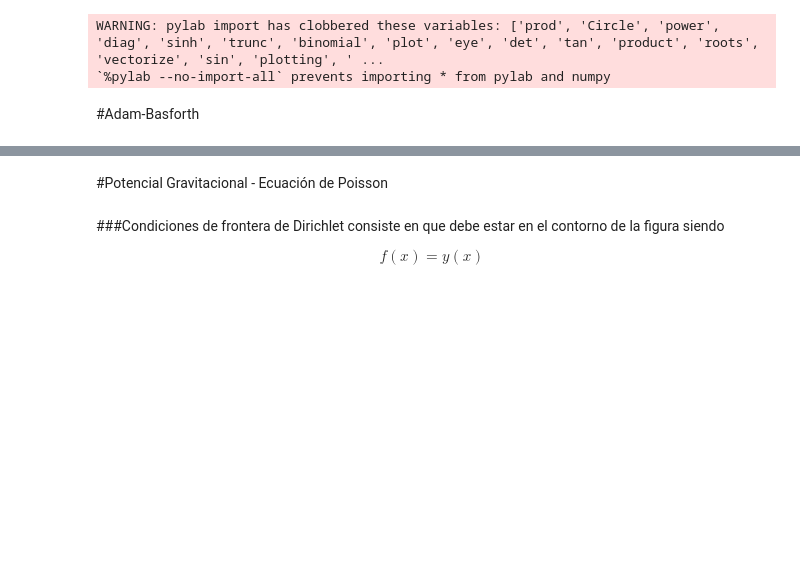
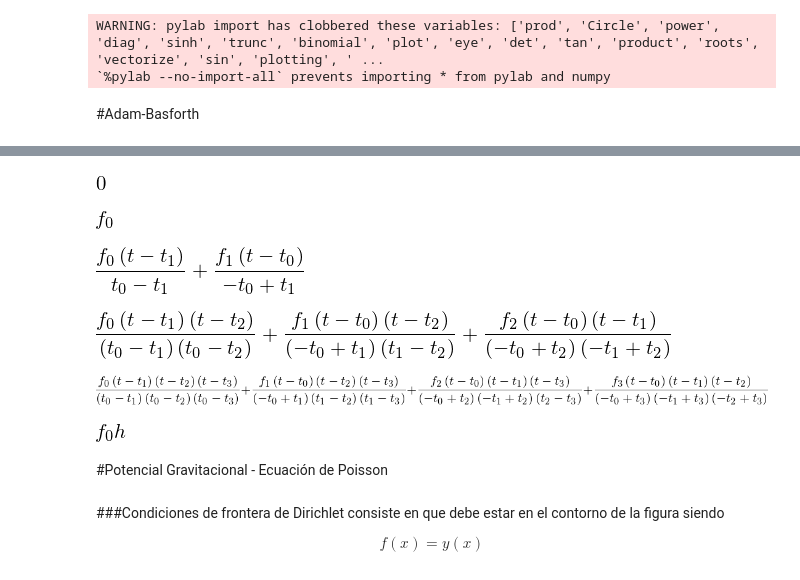
Before and after one commit to JAleAguilera/MC, a Jupyter notebook: Tareas/HW6/HW6.ipynb, the cells around one changed output, grey strips where cells are left out. Drawn from its saved outputs; the diff is of its cells as text; code cells hidden in the pictures; blank space fills up the shorter version.

```diff
--- a/Tareas/HW6/HW6.ipynb
+++ b/Tareas/HW6/HW6.ipynb
@@ -16,21 +17,21 @@ WARNING: pylab import has clobbered these variables: ['prod', 'Circle', 'power',
 # %%
 #Defino la función que me recibe como parámetro
 #Defino los símbolos para poder resolver el polinomio
-#De creación empírica uso el polinomio de Adam-Basforth para grado N-1
-#Defino el polinomio
+#De creación empírica uso el polinomio de Adam-Basforth (Con inspiración de un HandsON realizado en clase)
+#Defino las variables T1 y T2 con la herramienta var
 
 init_printing(use_unicode=True)
 
-var
-
-def langrange(Num):
-    t=symbols('t')
-    n=symbols('n')
-    Fn=np.array([])
-    for i in range(0,Num,1):
-        if (Num)
-        Fn[i]=(fn%d (i+1))
-
-    #Polinomio en general es
-        ti=Fn[i]*pf*(t-tn[i])
-    return polinomio
+def Lagrange(Num):
+    fu=0
+    #f=var('f')
+    t=var('t')
+    for i in range(Num):
+        nn=1
+        for j in range(Num):
+            if i != j:
+                t1 = var('t%d'%j)
+                t2 = var('t%d'%i)
+                nn *= ((t - t1)/(t2 - t1))
+        fu+=nn*var('f%d'%i)
+    return fu
@@ -41,0 +38,25 @@ def adams():
+# %%
+#Función de orden cero (0)
+Lagrange(0)
+# %% [output]
+[figure, added]
+# %%
+#Función de orden primero (1)
+Lagrange(1)
+# %% [output]
+[figure, added]
+# %%
+#Función de orden dos (2)
+Lagrange(2)
+# %% [output]
+[figure, added]
+# %%
+#Función de orden tres (3)
+Lagrange(3)
+# %% [output]
+[figure, added]
+# %%
+#Función de orden cuatro (4)
+Lagrange(4)
+# %% [output]
+[figure, added]
@@ -42,3 +85,8 @@ def adams():
+# %%
+#Función de orden uno (1)
+Adams(1)
+# %% [output]
+[figure, added]
 # %% [markdown]
 #Potencial Gravitacional - Ecuación de Poisson
 # %%
```
Also changed, not shown: parts of 22 cells of this notebook.
